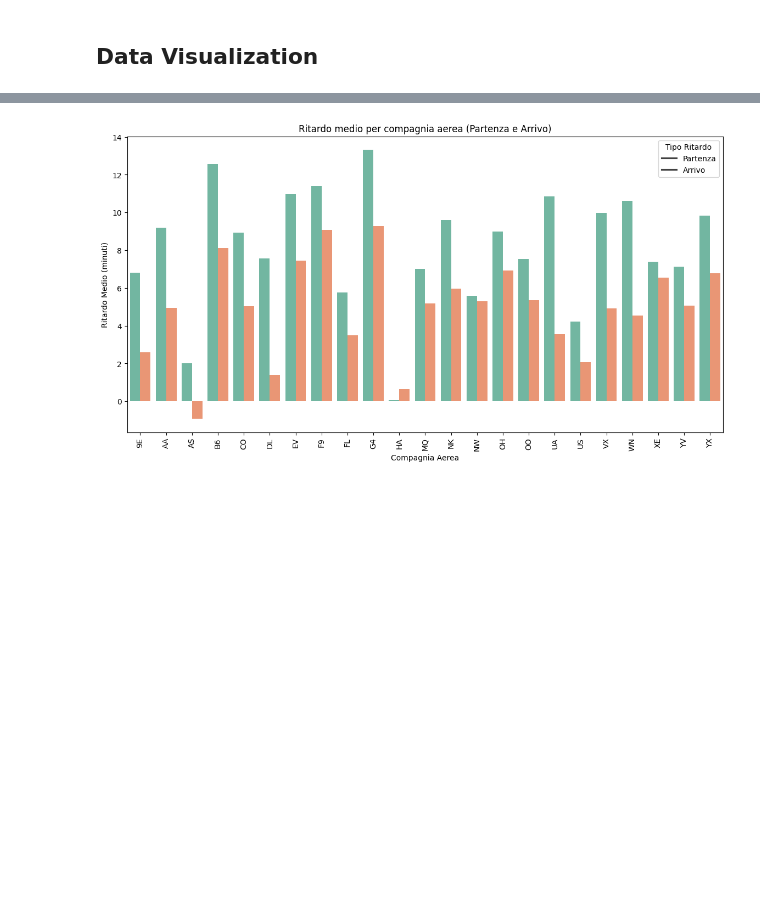
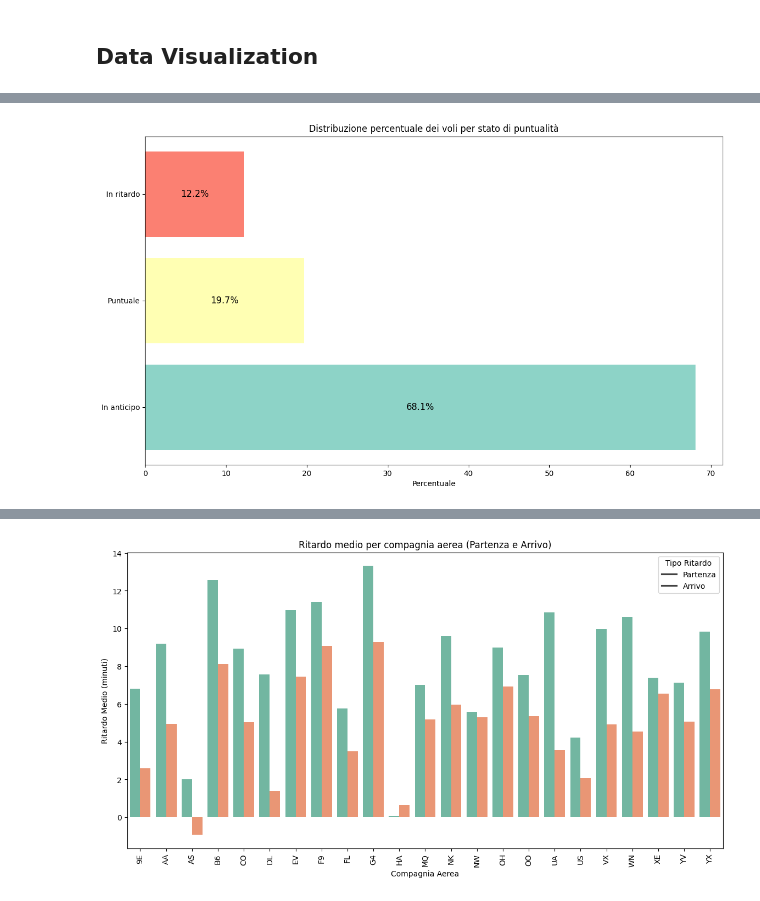
Before and after one commit to Walter-Di-Sabatino/Time-Series-Data-Science-Project, a Jupyter notebook: data_visualization.ipynb, the cells around one changed output, grey strips where cells are left out. Saved outputs shown, nothing was run; the diff lists cells and outputs as text; code cells hidden in the pictures; blank space fills up the shorter version.

```diff
--- a/data_visualization.ipynb
+++ b/data_visualization.ipynb
@@ -11,0 +74,17 @@ df = ETL(df)
+# %%
+# Calcolare le percentuali per ogni stato di puntualità
+puntuality_distribution = df['Puntualità'].value_counts(normalize=True) * 100
+
+fig, ax = plt.subplots(figsize=(14, 8))
+bars = ax.barh(puntuality_distribution.index, puntuality_distribution, color=['#8dd3c7', '#ffffb3', '#fb8072'])
+
+# Aggiungi le etichette con le percentuali
+for bar in bars:
+    width = bar.get_width()  # Lunghezza della barra (percentuale)
+    ax.text(width / 2, bar.get_y() + bar.get_height() / 2, f'{width:.1f}%', va='center', ha='center', fontsize=12,  color='black')
+
+ax.set_title('Distribuzione percentuale dei voli per stato di puntualità')
+ax.set_xlabel('Percentuale')
+plt.show()
+# %% [output]
+[figure, added]
```
Also changed, not shown: parts of 13 cells of this notebook, 1 other file.
